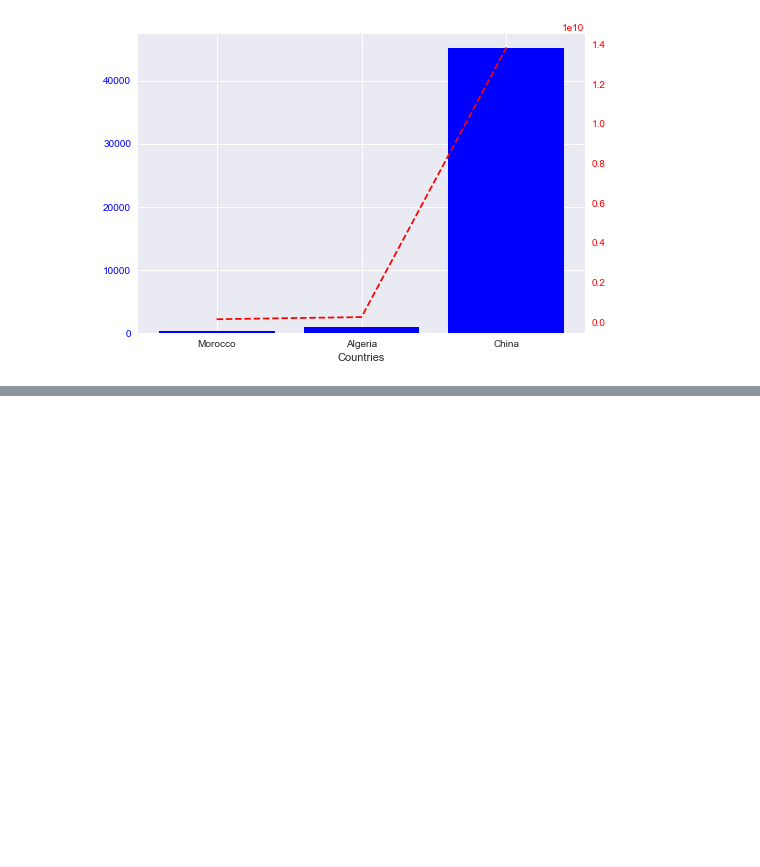
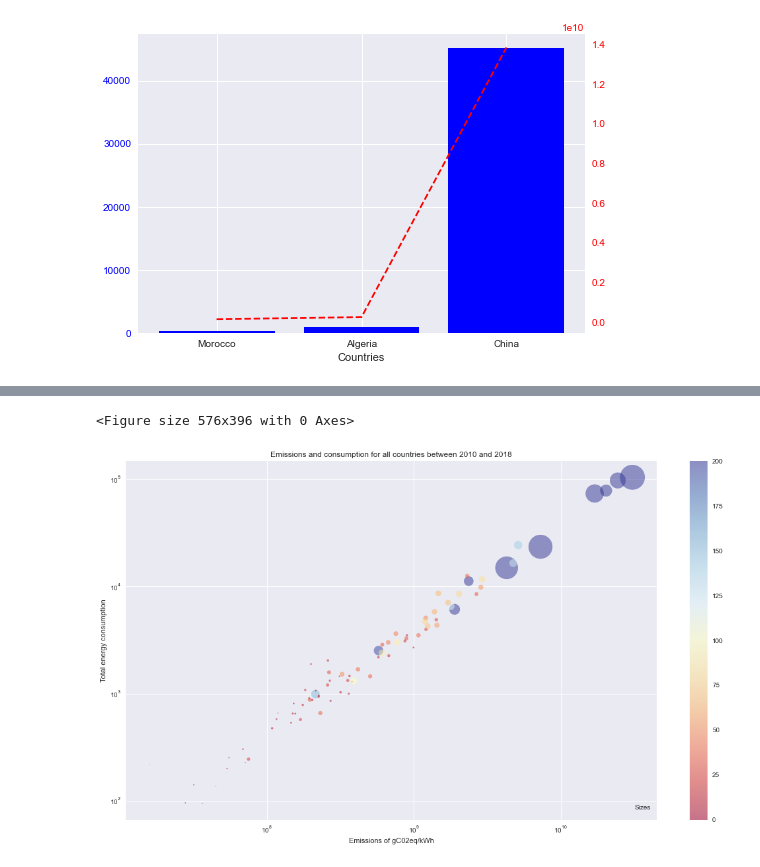
Before and after one commit to Milkafreak/Group_05, a Jupyter notebook: Untitled.ipynb, the cells around one changed output, grey strips where cells are left out. Saved outputs shown, nothing was run; the diff lists cells and outputs as text; code cells hidden in the pictures; blank space fills up the shorter version.

```diff
--- a/Untitled.ipynb
+++ b/Untitled.ipynb
@@ -117,0 +225,35 @@ x.energy_compare(["Morocco","Algeria","China"])
+# %%
+year1= 2010
+year2= 2018
+data = x.data[(x.data["year"]>= year1) & (x.data["year"]<= year2)]
+df_consumption = data.filter(like = "_consumption")
+df_country = data[["country","emissions"]]#get the df of the country column
+df_countries = pd.merge(df_country, df_consumption, left_index = True, right_index = True)
+new_df = df_countries.groupby("country").mean()
+#compute the sum of all consumptions into TOTAL
+new_df["TOTAL_energy_consumption"] = new_df.iloc[:,1:].sum(axis = 1)
+final_df = new_df[["TOTAL_energy_consumption", "emissions"]]
+f_df = final_df.reset_index()
+df_population = data[["country","population"]]#get the df of the country column
+df_population = df_population.groupby("country").mean()
+df_population = df_population.reset_index()
+df_scatter = pd.merge(df_population, f_df, left_index = True, right_index = True)
+df_scatter.drop( df_scatter[ df_scatter['country_x'] == "World" ].index , inplace=True)
+fig = plt.figure()
+plt_1 = plt.figure(figsize=(18, 10))
+ax = plt.gca()
+cm = plt.cm.get_cmap('RdYlBu')
+
+scatter = ax.scatter(df_scatter["emissions"], df_scatter["TOTAL_energy_consumption"], s= df_scatter["population"]/1000000,
+                     c=df_scatter["population"]/1000000 ,vmin=0, vmax=200, alpha=0.5 , cmap=cm)
+plt.colorbar(scatter)
+ax.set_yscale('log')
+ax.set_xscale('log')
+plt.title(f"Emissions and consumption for all countries between {year1} and {year2}", fontdict=None, loc='center')
+plt.xlabel("Emissions of gC02eq/kWh")
+plt.ylabel("Total energy consumption")
+handles, labels = scatter.legend_elements(prop="sizes", alpha=0.4)
+legend2 = ax.legend(handles, labels, loc="lower right", title="Sizes")
+# %% [output]
+<Figure size 576x396 with 0 Axes>
+[figure, added]
```
Also changed, not shown: parts of 7 cells of this notebook, 1 other file.
